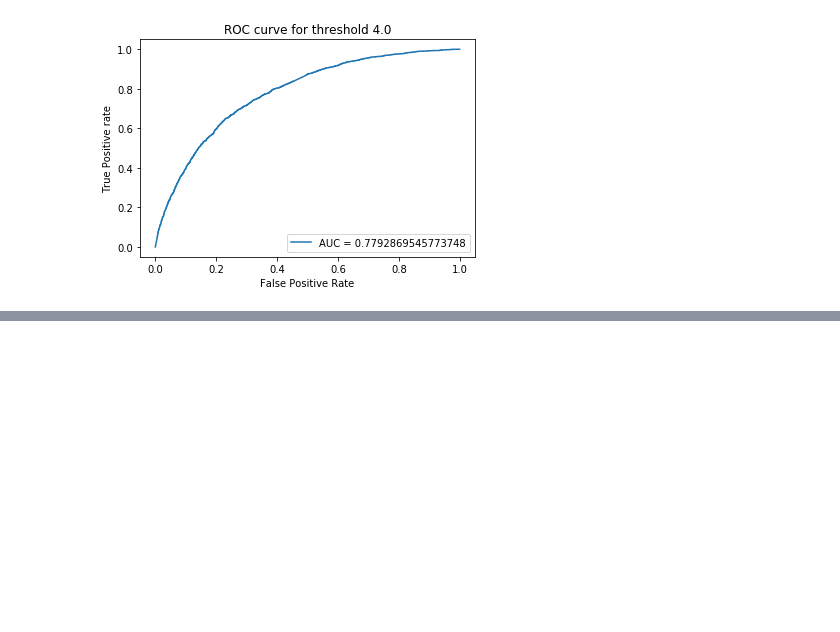
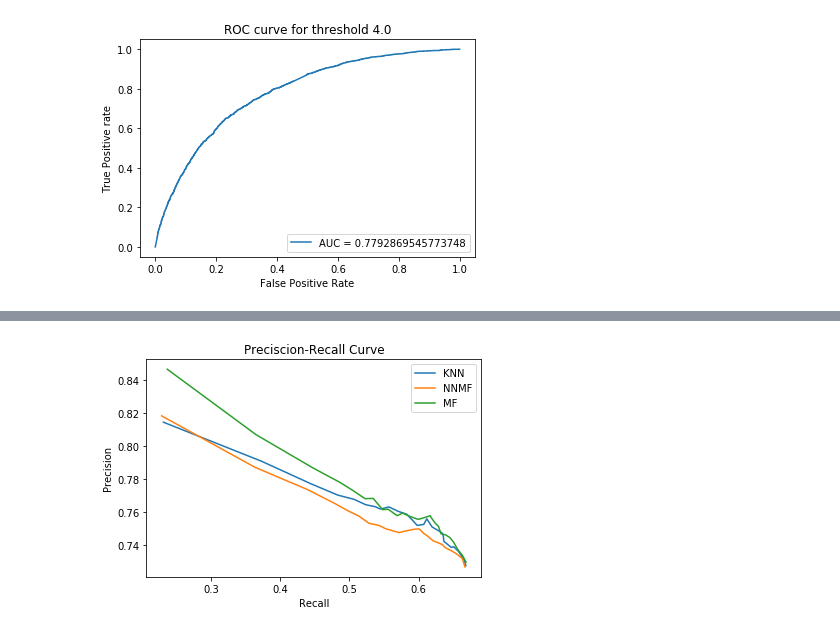
Before and after one commit to sbauersfeld/ECE219, a Jupyter notebook: project3/project3.ipynb, the cells around one changed output, grey strips where cells are left out. Cells and saved outputs as stored; diff of their text form; code cells hidden in the pictures; blank space fills up the shorter version.

```diff
--- a/project3/project3.ipynb
+++ b/project3/project3.ipynb
@@ -254,3 +266,26 @@ for thresh in thresholds:
 [figure]
 [figure]
 [figure]
+# %%
+class NaiveFilter:
+    def __init__(self, data):
+        self.means = np.mean(data, axis=1)
+
+    def fit(self, data):
+        pass
+
+    def test(self, testdata):
+        res = []
+        for item in testdata:
+            res.append(Prediction(item[0], item[1], item[2], self.means[item[0] - 1], {}))
+        return res
+
+nf = NaiveFilter(R)
+kf = KFold(n_splits=10)
+res = 0.0
+for trainset, testset in kf.split(data):
+    predictions = nf.test(testset)
+    res += accuracy.rmse(predictions, verbose=False)
+
+res /= 10
+print("Average RMSE for naive filter:", res)
@@ -256,0 +380,11 @@ for thresh in thresholds:
+# %%
+for idx in range(len(algs)):
+    plt.plot(recall[idx], precision[idx], label=model_names[idx])
+
+plt.legend()
+plt.title("Preciscion-Recall Curve")
+plt.xlabel("Recall")
+plt.ylabel("Precision")
+plt.show()
+# %% [output]
+[figure, added]
```
Also changed, not shown: parts of 6 cells of this notebook.
